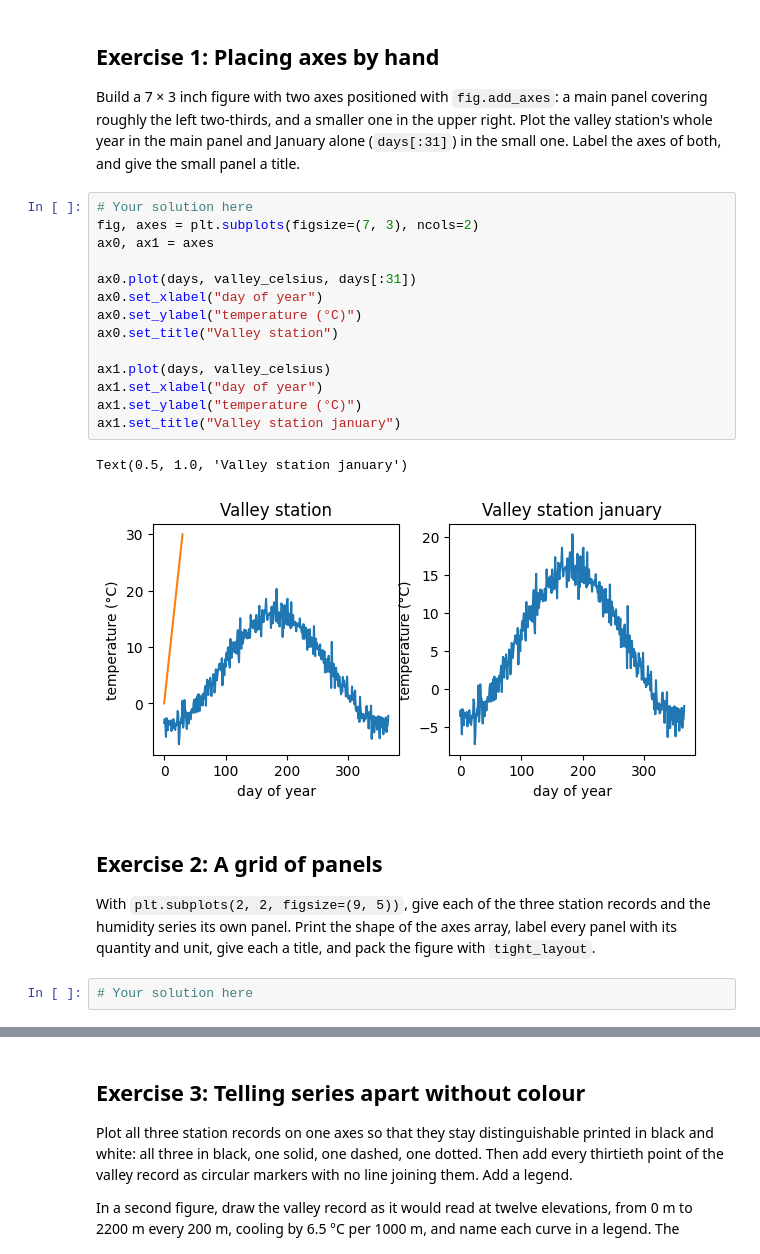
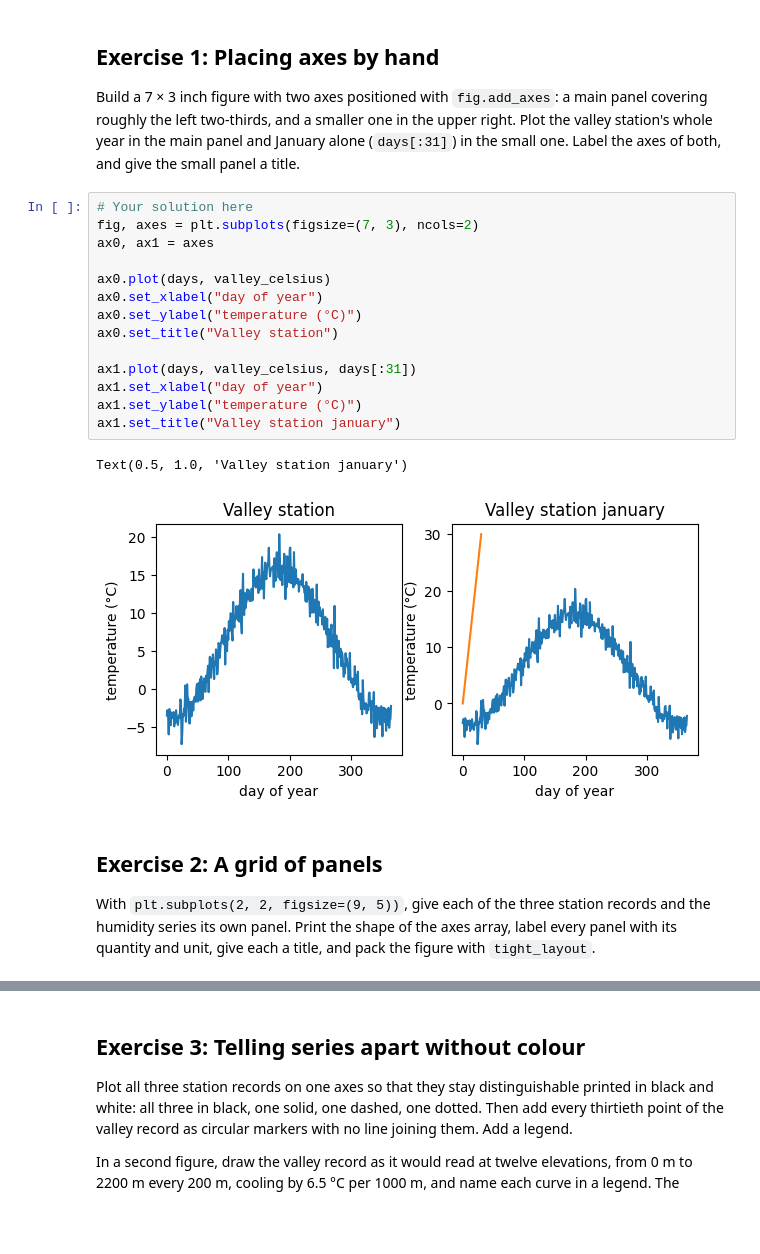
Before and after one commit to liviooneil/2026_Intro_Python, a Jupyter notebook: live/part-I/1.4-matplotlib-and-xarray-exercises.ipynb, the cells around one changed output, grey strips where cells are left out. Saved outputs shown, nothing was run; the diff lists cells and outputs as text; blank space fills up the shorter version.

```diff
--- a/live/part-I/1.4-matplotlib-and-xarray-exercises.ipynb
+++ b/live/part-I/1.4-matplotlib-and-xarray-exercises.ipynb
@@ -52,25 +52,23 @@ both, and give the small panel a title.
 # %%
 # Your solution here
 fig, axes = plt.subplots(figsize=(7, 3), ncols=2)
 ax0, ax1 = axes
 
-ax0.plot(days, valley_celsius, days[:31])
+ax0.plot(days, valley_celsius)
 ax0.set_xlabel("day of year")
 ax0.set_ylabel("temperature (°C)")
 ax0.set_title("Valley station")
 
-ax1.plot(days, valley_celsius)
+ax1.plot(days, valley_celsius, days[:31])
 ax1.set_xlabel("day of year")
 ax1.set_ylabel("temperature (°C)")
 ax1.set_title("Valley station january")
 # %% [output]
 Text(0.5, 1.0, 'Valley station january')
-[figure, old version]
+[figure, new version]
 # %% [markdown]
 ## Exercise 2: A grid of panels
 
 With `plt.subplots(2, 2, figsize=(9, 5))`, give each of the three station records and the
 humidity series its own panel. Print the shape of the axes array, label every panel with its
 quantity and unit, give each a title, and pack the figure with `tight_layout`.
-# %%
-# Your solution here
```
Also changed, not shown: parts of 1 cell of this notebook.
